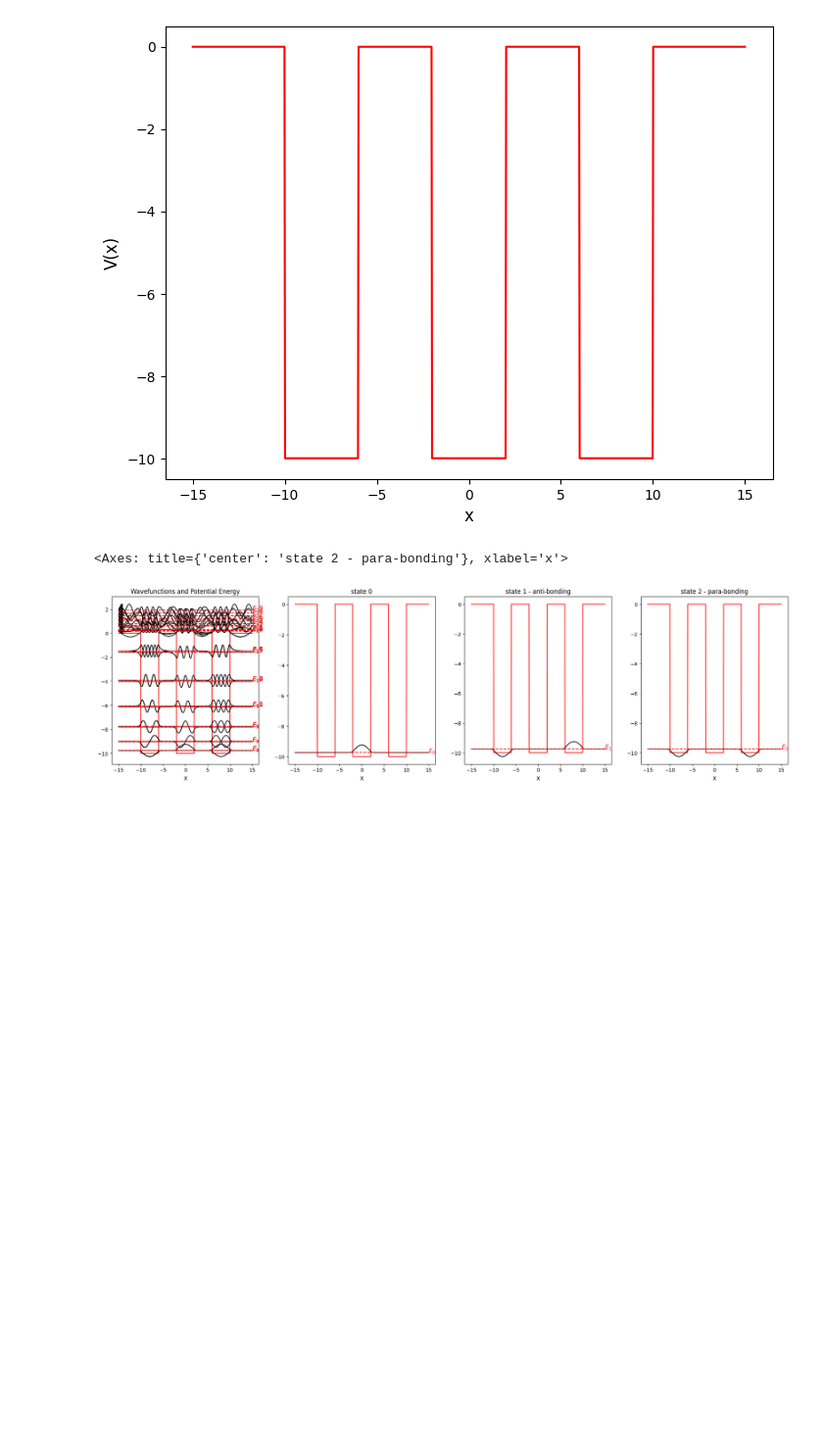
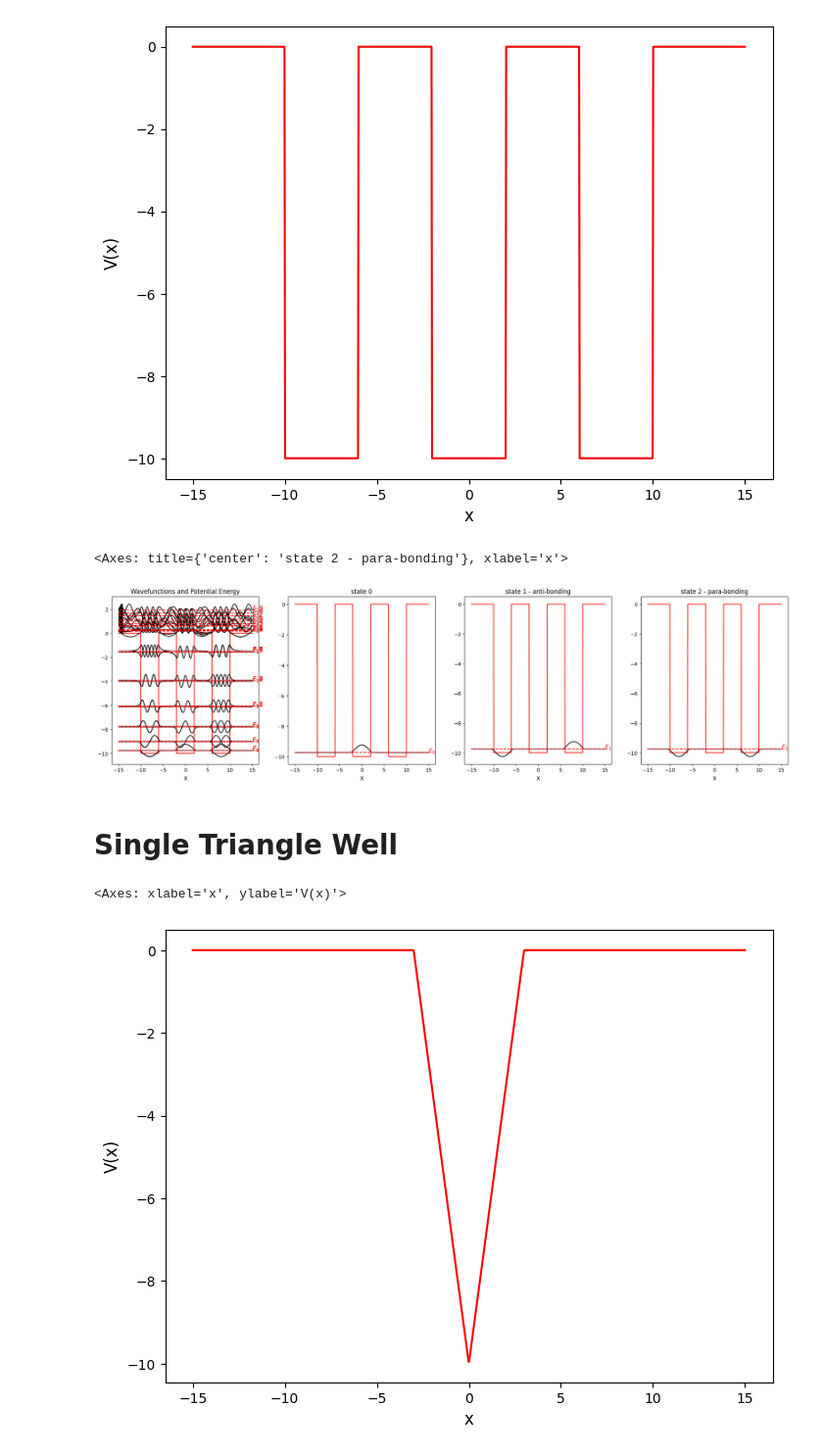
Before and after one commit to d04943016/PoissonSolver, a Jupyter notebook: notebook/Schrodinger 1D_cases/2. Finite Quantum Well.ipynb, the cells around one changed output. Shown at 98% size. Drawn from its saved outputs; the diff is of its cells as text; code cells hidden in the pictures; blank space fills up the shorter version.

Commit message:
feat: add triangle quantum well cases

```diff
--- a/notebook/Schrodinger 1D_cases/2. Finite Quantum Well.ipynb
+++ b/notebook/Schrodinger 1D_cases/2. Finite Quantum Well.ipynb
@@ -127,3 +131,20 @@ solver1D.plot_wavefunctions_and_potential(x, [E[2]], [Psis[2]], V_fun(x), labels
 # %% [output]
 <Axes: title={'center': 'state 2 - para-bonding'}, xlabel='x'>
 [figure]
+# %% [markdown]
+# Single Triangle Well
+# %%
+""" setting """
+m = 1
+V0 = 0
+V1 = -10
+h_bar = 1
+
+x = np.linspace(-15, 15, 1000) # cm
+V_fun = lambda x: potential.triangle_potential(x=x, x_range=[-3, 3], V0=V0, V1 = V1)
+# %%
+""" plot potential """
+solver1D.plot_potential(x, V_fun(x) )
+# %% [output]
+<Axes: xlabel='x', ylabel='V(x)'>
+[figure, added]
```
Also changed, not shown: parts of 22 cells of this notebook, 1 other file.
